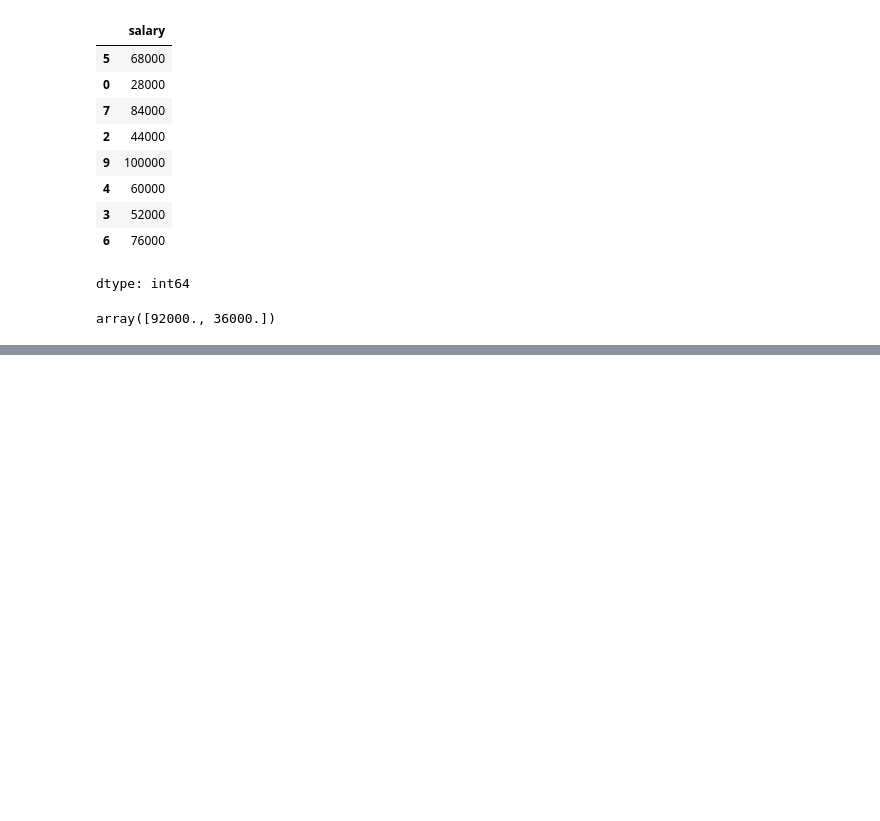
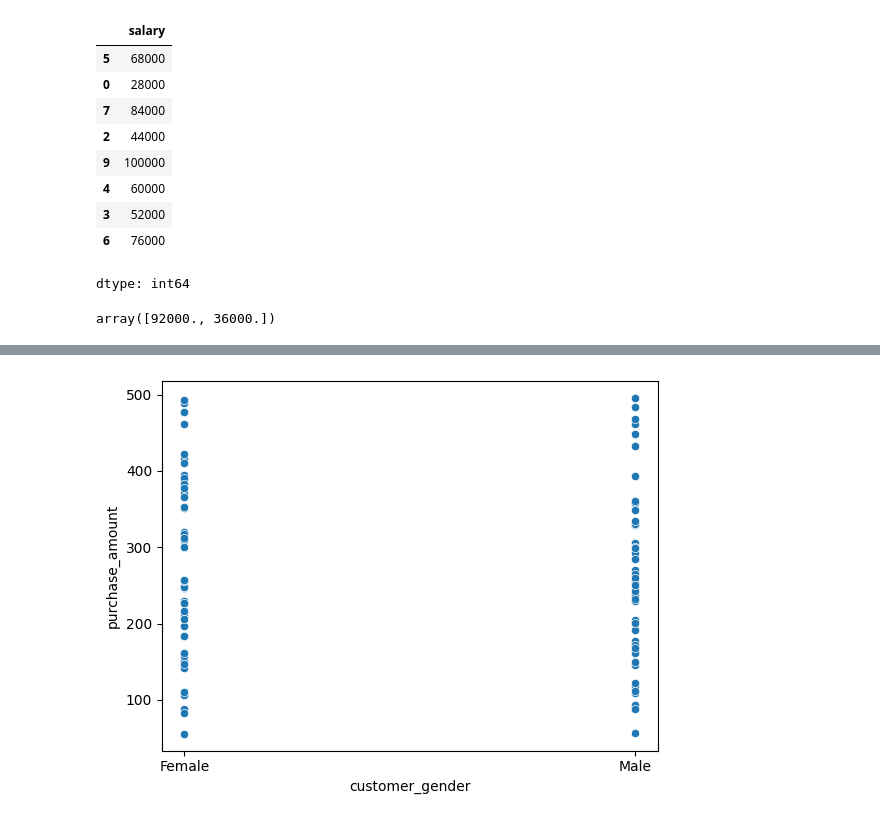
Before and after one commit to sarwathasan72-svg/Masai_IIT_AIML, a Jupyter notebook: Practice.ipynb, the cells around one changed output, grey strips where cells are left out. Cells and saved outputs as stored; diff of their text form; code cells hidden in the pictures; blank space fills up the shorter version.

```diff
--- a/Practice.ipynb
+++ b/Practice.ipynb
@@ -135,0 +258,28 @@ NameError: name 'mea' is not defined
+# %%
+import pandas as pd
+import numpy as np
+import matplotlib.pyplot as plt
+import seaborn as sns
+
+# Create sample data
+data = {
+    'product_category': ['Electronics', 'Clothing', 'Home', 'Electronics', 'Clothing'] * 20,
+    'purchase_amount': np.random.uniform(50, 500, 100),
+    'customer_gender': np.random.choice(['Male', 'Female'], 100),
+    'region': np.random.choice(['North', 'South', 'East', 'West'], 100)
+}
+
+df = pd.DataFrame(data)
+# print(df.head())
+
+# Create a scatter plot showing the relationship between purchase_amount and customer_gender. What does this tell you?
+
+sns.scatterplot(
+    data = df,
+    x = "customer_gender",
+    y = "purchase_amount"
+)
+
+plt.show()
+# %% [output]
+[figure, added]
```
Also changed, not shown: parts of 27 cells of this notebook.
